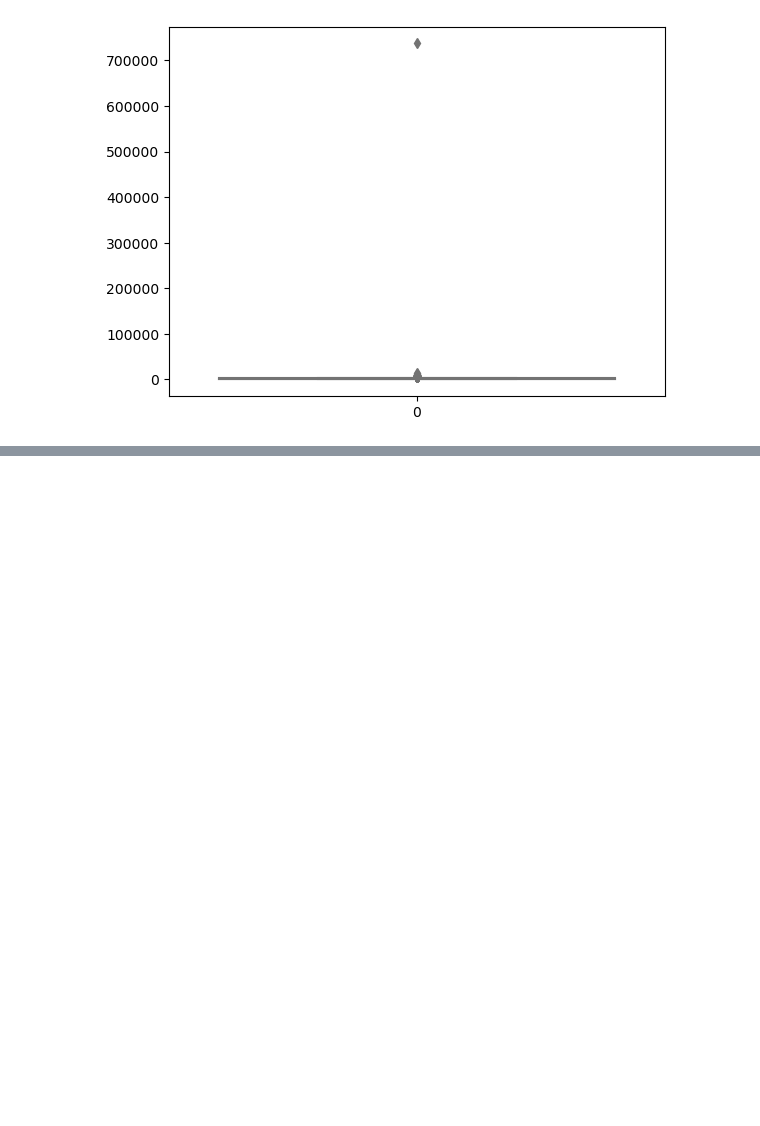
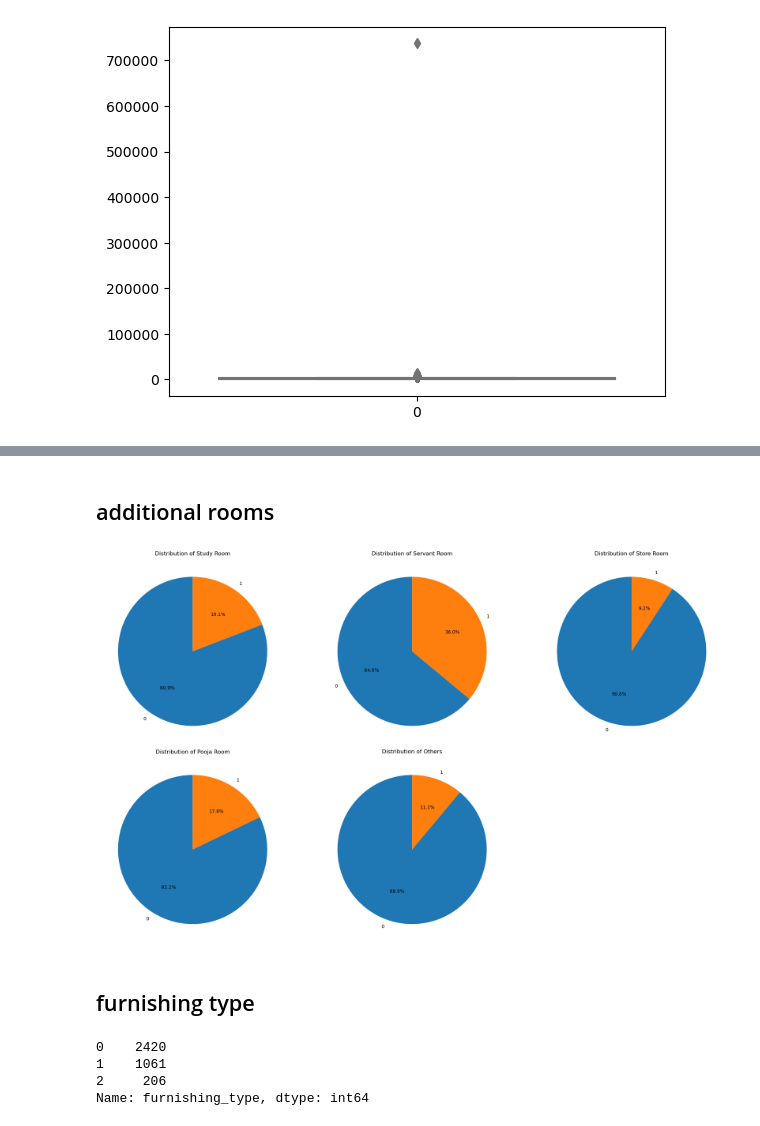
Before and after one commit to ogetijyothika/House-Price-Prediction, a Jupyter notebook: EDA(univariate analysis).ipynb, the cells around one changed output, grey strips where cells are left out. Cells and saved outputs as stored; diff of their text form; code cells hidden in the pictures; blank space fills up the shorter version.

```diff
--- a/EDA(univariate analysis).ipynb
+++ b/EDA(univariate analysis).ipynb
@@ -617,0 +651,24 @@ sns.boxplot(df['built_up_area'], color='lightgreen')
+# %% [markdown]
+## additional rooms
+# %%
+plt.figure(figsize=(20, 12))
+# Create a subplot of pie charts for each room type
+for idx, room in enumerate(['study room','servant room','store room','pooja room','others'], 1):
+    ax = plt.subplot(2, 3, idx)
+    df[room].value_counts().plot.pie(autopct='%1.1f%%', startangle=90, ax=ax)
+    plt.title(f'Distribution of {room.title()}')
+    plt.ylabel('')
+
+plt.tight_layout()
+plt.show()
+# %% [output]
+[figure, added]
+# %% [markdown]
+## furnishing type
+# %%
+df['furnishing_type'].value_counts()
+# %% [output]
+0    2420
+1    1061
+2     206
+Name: furnishing_type, dtype: int64
```
Also changed, not shown: parts of 12 cells of this notebook, 1 other file.
